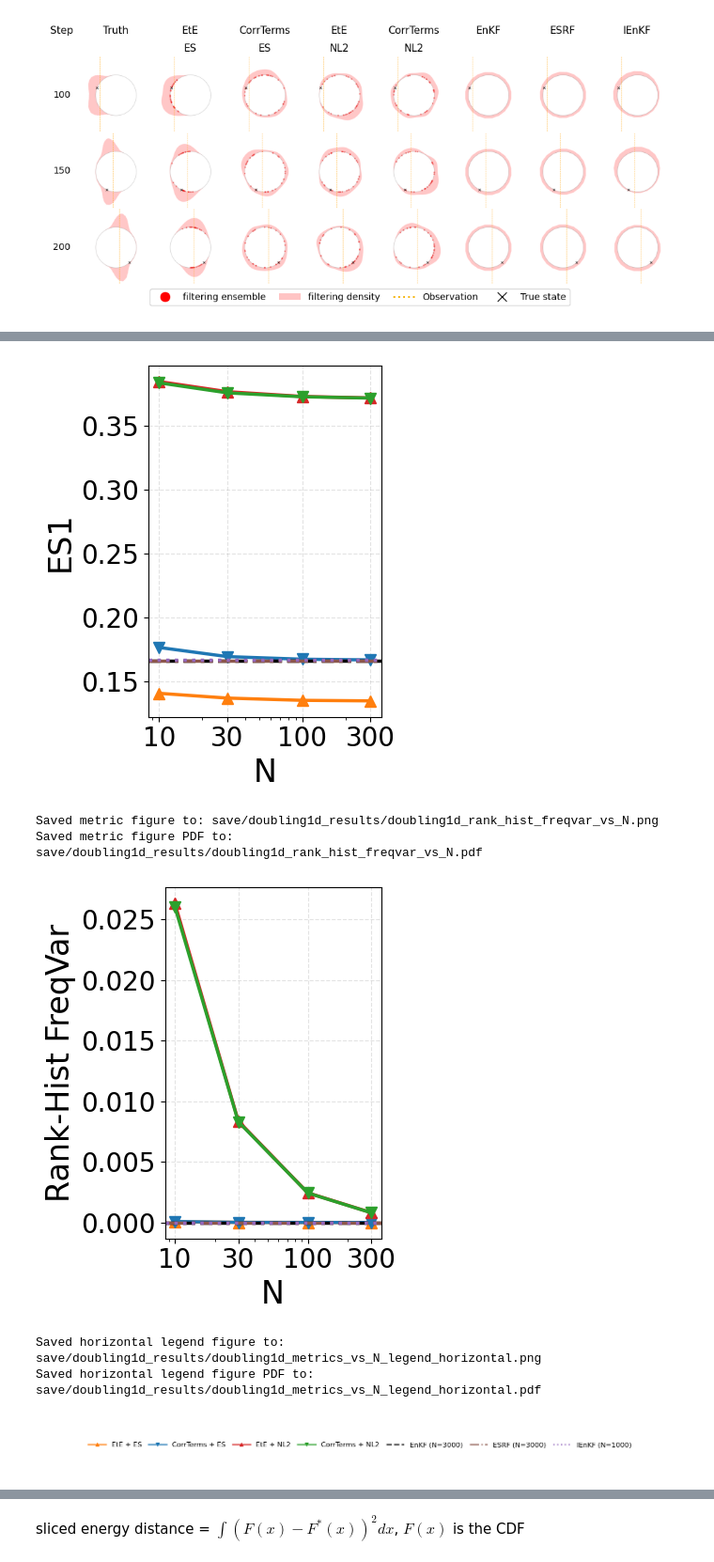
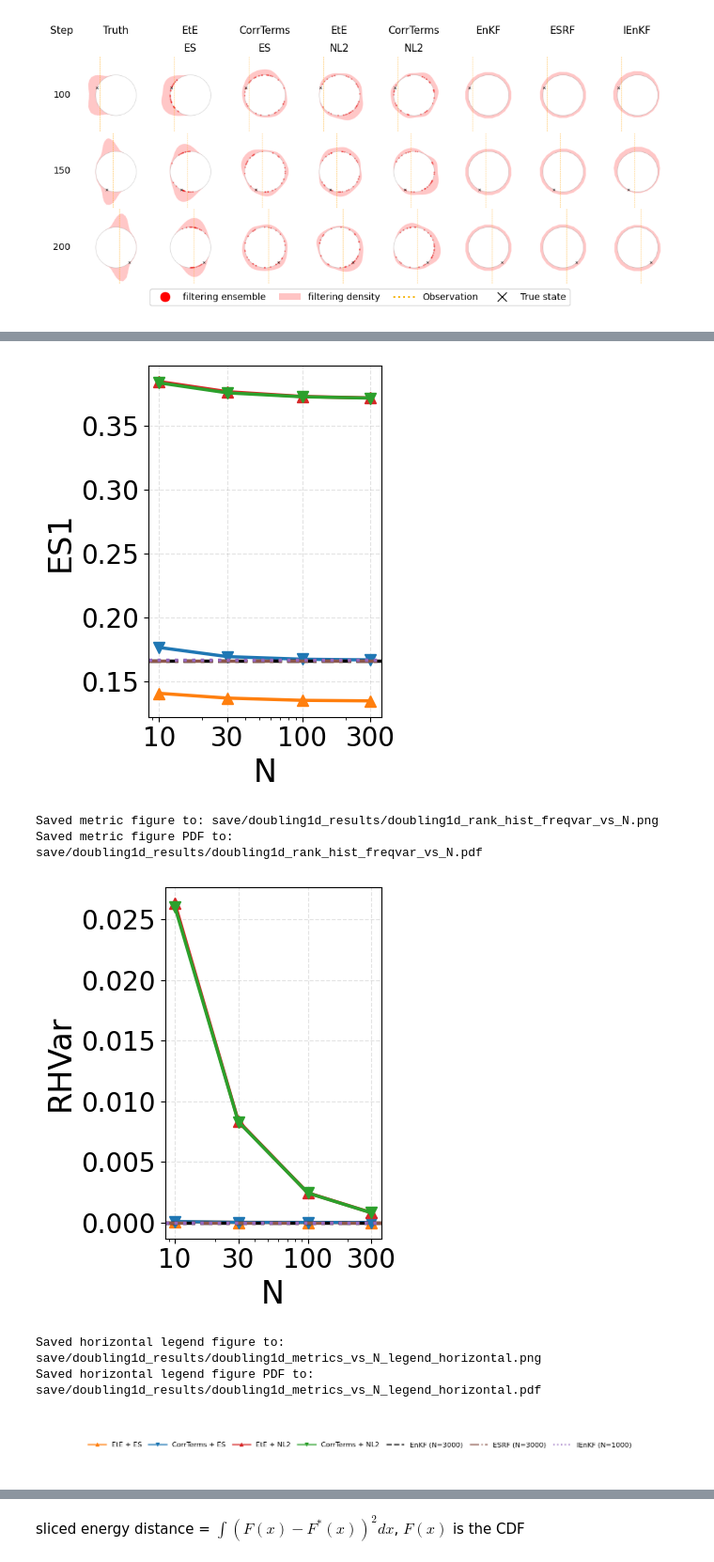
Before and after one commit to wispcarey/Proper-Scoring-Ensemble-Filter, a Jupyter notebook: test_notebooks/doubling1d_results.ipynb, the cells around one changed output, grey strips where cells are left out. Shown at 94% size. Cells and saved outputs as stored; diff of their text form; code cells hidden in the pictures.

```diff
--- a/test_notebooks/doubling1d_results.ipynb
+++ b/test_notebooks/doubling1d_results.ipynb
@@ -529,9 +529,9 @@ methods = [
 ]
 
 metric_specs = [
-    ('PF-SED', ('mean_pf_sed', 'pf_sed'), 'pf_sed'),
+    ('SED', ('mean_pf_sed', 'pf_sed'), 'pf_sed'),
     ('ES1', ('mean_es1', 'es1'), 'es1'),
-    ('Rank-Hist FreqVar', ('rank_freq_var',), 'rank_hist_freqvar'),
+    ('RHVar', ('rank_freq_var',), 'rank_hist_freqvar'),
 ]
 
 selected_ns = [10, 30, 100, 300]
@@ -734,9 +734,9 @@ Saved metric figure PDF to: save/doubling1d_results/doubling1d_pf_sed_vs_N.pdf
 Saved metric figure to: save/doubling1d_results/doubling1d_es1_vs_N.png
 Saved metric figure PDF to: save/doubling1d_results/doubling1d_es1_vs_N.pdf
 [figure]
 Saved metric figure to: save/doubling1d_results/doubling1d_rank_hist_freqvar_vs_N.png
 Saved metric figure PDF to: save/doubling1d_results/doubling1d_rank_hist_freqvar_vs_N.pdf
-[figure, old version]
+[figure, new version]
 Saved horizontal legend figure to: save/doubling1d_results/doubling1d_metrics_vs_N_legend_horizontal.png
 Saved horizontal legend figure PDF to: save/doubling1d_results/doubling1d_metrics_vs_N_legend_horizontal.pdf
 [figure]
```
Also changed, not shown: parts of 1 cell of this notebook, 9 other files.
